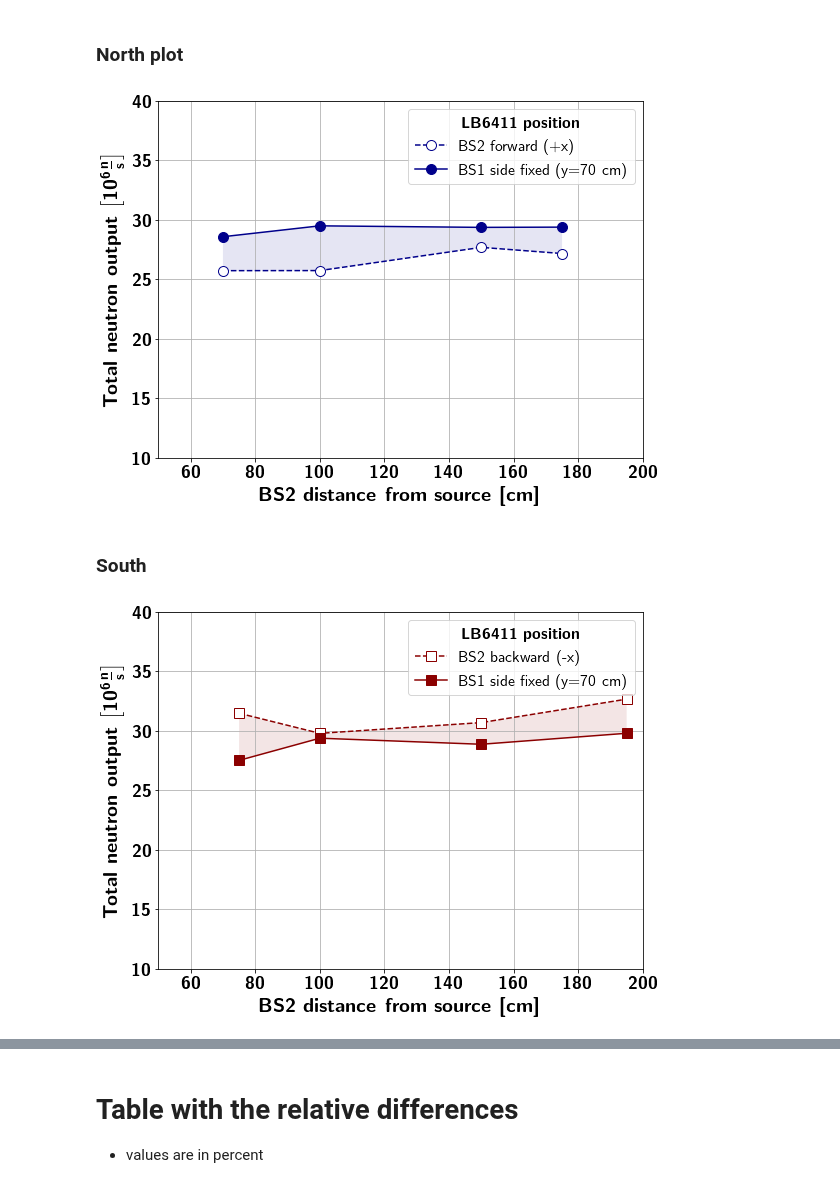
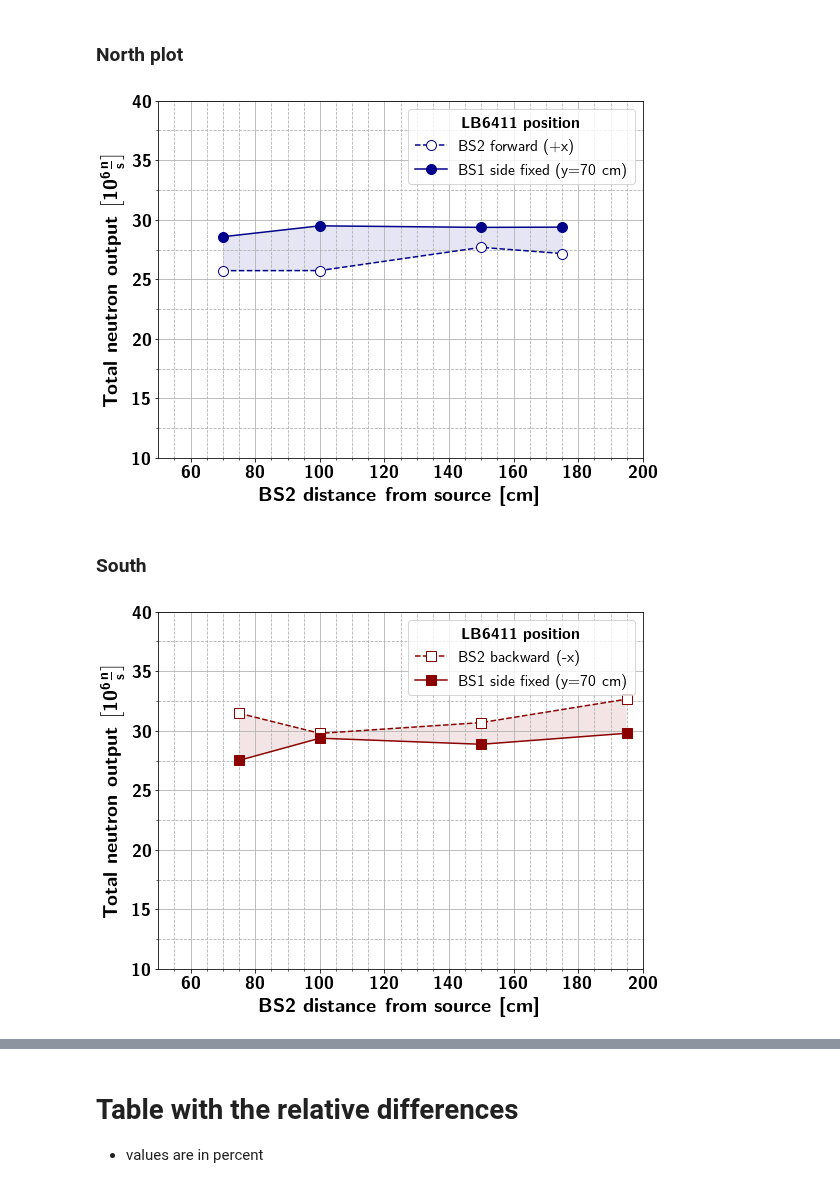
Before and after one commit to kromerh/phd_python, a Jupyter notebook: 09.BS_Mapping/01.NEW_TARGET.BS_mapping.new_target.ipynb, the cells around one changed output, grey strips where cells are left out. Drawn from its saved outputs; the diff is of its cells as text; code cells hidden in the pictures.

```diff
--- a/09.BS_Mapping/01.NEW_TARGET.BS_mapping.new_target.ipynb
+++ b/09.BS_Mapping/01.NEW_TARGET.BS_mapping.new_target.ipynb
@@ -375,12 +382,12 @@ df_south = df_south.sort_values(['distance'], ascending=True)
 
 fig = plt.figure(figsize=(8, 6))
 ax1 = fig.add_subplot(1, 1, 1)
-# # x
-# minor_locator = AutoMinorLocator(4)
-# ax1.xaxis.set_minor_locator(minor_locator)
-# # y
-# minor_locator = AutoMinorLocator(2)
-# ax1.yaxis.set_minor_locator(minor_locator)
+# x
+minor_locator = AutoMinorLocator(4)
+ax1.xaxis.set_minor_locator(minor_locator)
+# y
+minor_locator = AutoMinorLocator(2)
+ax1.yaxis.set_minor_locator(minor_locator)
 ax1.plot(df_north['distance'], df_north['output_from_BS']/y_scale, '--', label=r"BS2 forward (+x)", marker="o", markersize=markersize, color='darkblue', markerfacecolor='white')
 # ax1.plot(df_south['distance'], df_south['total_neutron_output_from_BS2_cps']/y_scale, '--', label=r"BS2 South", marker="d", color='darkred', markerfacecolor='white')
 # ax1.plot(df_east['distance'], df_east['total_neutron_output_from_BS2_cps']/y_scale, '--', label=r"BS2 East", marker='s', color='darkgreen', markerfacecolor='white')
@@ -429,7 +436,7 @@ plt.savefig(f'{outputfolder}/{figname}/{figname}.pdf')
 plt.show()
 plt.close()
 # %% [output]
-[figure, old version]
+[figure, new version]
 # %% [markdown]
 ### South
 # %%
@@ -447,12 +454,12 @@ df_south = df_south.sort_values(['distance'], ascending=True)
 
 fig = plt.figure(figsize=(8, 6))
 ax1 = fig.add_subplot(1, 1, 1)
-# # x
-# minor_locator = AutoMinorLocator(4)
-# ax1.xaxis.set_minor_locator(minor_locator)
-# # y
-# minor_locator = AutoMinorLocator(2)
-# ax1.yaxis.set_minor_locator(minor_locator)
+# x
+minor_locator = AutoMinorLocator(4)
+ax1.xaxis.set_minor_locator(minor_locator)
+# y
+minor_locator = AutoMinorLocator(2)
+ax1.yaxis.set_minor_locator(minor_locator)
 # ax1.plot(df_north['distance'], df_north['output_from_BS']/y_scale, '--', label=r"BS2 forward (+x)", marker="o", markersize=markersize, color='darkblue', markerfacecolor='white')
 ax1.plot(df_south['distance'], df_south['output_from_BS']/y_scale, '--', label=r"BS2 backward (-x)", marker="s", markersize=markersize, color='darkred', markerfacecolor='white')
 # ax1.plot(df_east['distance'], df_east['output_from_BS']/y_scale, '--', label=r"BS2 East", marker='d', markersize=markersize, color='darkgreen', markerfacecolor='white')
@@ -474,34 +481,34 @@ plt.ylim(ylims)
 plt.xlim(xlims)
 # ticks
 # y_ticks = np.arange(1.0e6, 10e6+1.0e6, 1.0e6)
 # y = np.arange(1, 10+1, 1)
 # plt.yticks(y_ticks, y)
 ax1.tick_params('x', colors='black', labelsize=fs-2)
 ax1.tick_params('y', colors='black', labelsize=fs-2)
 # for tick in ax1.xaxis.get_major_ticks():
 #     tick.label.set_fontsize(14)
 # for tick in ax1.yaxis.get_major_ticks():
 #     tick.label.set_fontsize(14)
 # plt.gca().fill_between(df_north['distance'],
 #                        df_north['output_from_BS']/y_scale, df_north['output']/y_scale,
 #                        facecolor='darkblue',
 #                        alpha=0.1)
 plt.gca().fill_between(df_south['distance'],
                        df_south['output_from_BS']/y_scale, df_south['output']/y_scale,
                        facecolor='darkred',
                        alpha=0.1)
 # plt.gca().fill_between(df_east['distance'],
 #                        df_east['output_from_BS']/y_scale, df_east['output']/y_scale,
 #                        facecolor='darkgreen',
 #                        alpha=0.1)
 leg2 = plt.legend(fontsize=fs-4)
 leg2.set_title(r"\textbf{LB6411 position}", prop = {'size': fs-4})
 plt.tight_layout()
 plt.savefig(f'{outputfolder}/{figname}/{figname}.pdf')
 plt.show()
 plt.close()
 # %% [output]
-[figure, old version]
+[figure, new version]
 # %%
 fs = 20
 y_scale = 1e6
```
Also changed, not shown: parts of 4 cells of this notebook.
